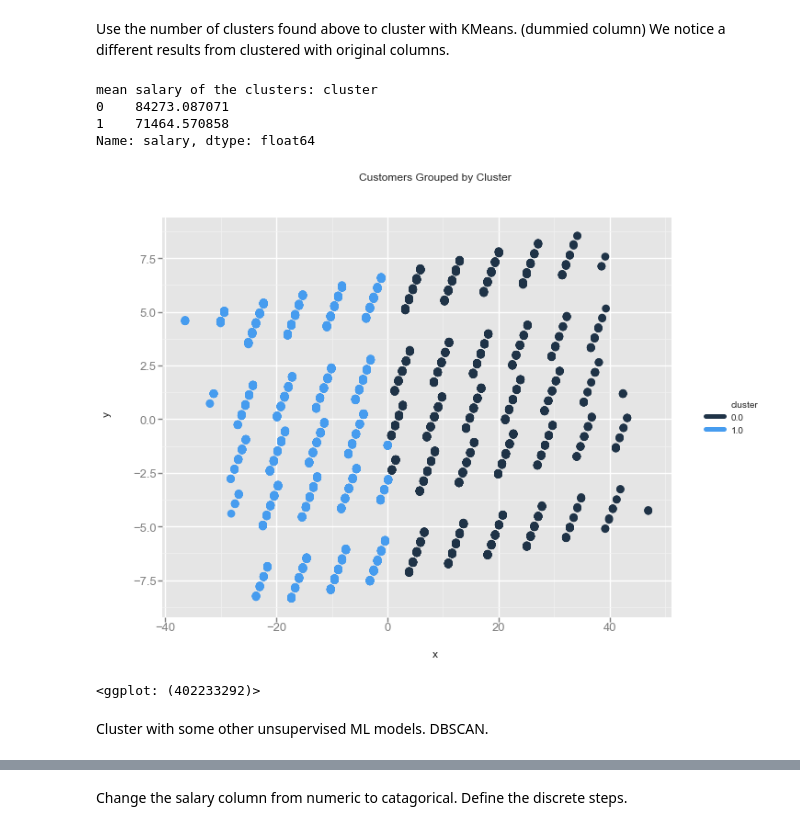
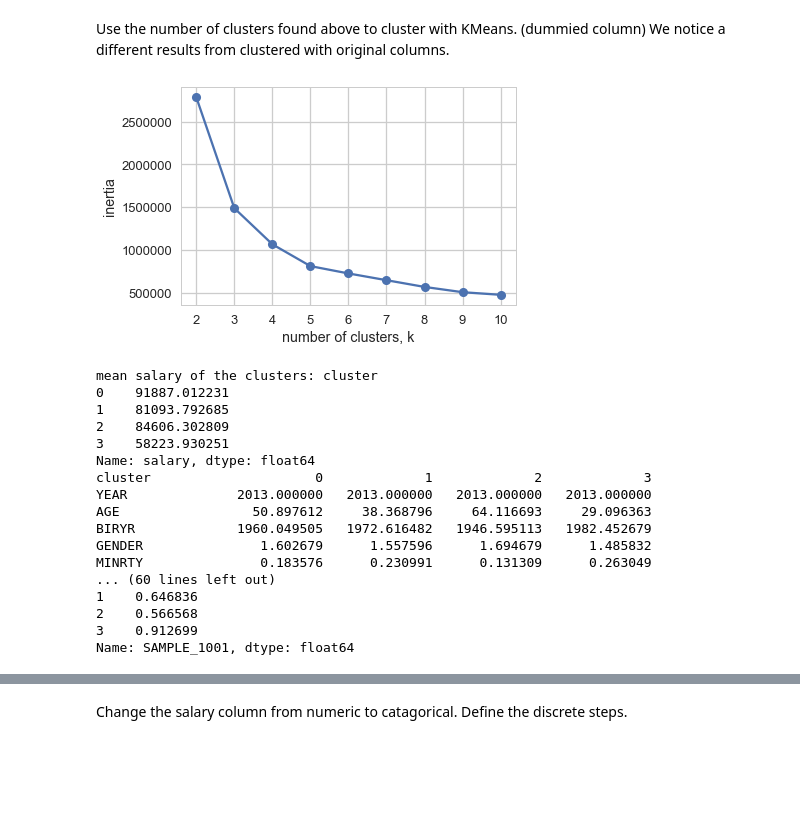
Before and after one commit to shuojiashi/women_in_stem, a Jupyter notebook: notebooks/Women in STEM workforce ML.ipynb, the cells around one changed output, grey strips where cells are left out. Cells and saved outputs as stored; diff of their text form; code cells hidden in the pictures; blank space fills up the shorter version.

```diff
--- a/notebooks/Women in STEM workforce ML.ipynb
+++ b/notebooks/Women in STEM workforce ML.ipynb
@@ -1230,10 +1142,38 @@ X_sample.groupby('cluster').mean().transpose()
 # %% [markdown]
 Use the number of clusters found above to cluster with KMeans. (dummied column) We notice a different results from clustered with original columns.
+# %%
+#Use dummied columns to find clusters, delete the salary, age, year and birth year factor and find clusters.
+#Find K first
+
+
+X_sample_o = df_employed_no[df_employed_no['YEAR']==2013].sample(frac=0.3, random_state=41)
+X_sample = X_sample_o.drop(['SALARY'], axis=1)
+
+from sklearn.cluster import KMeans
+
+#choose number of clusters by inertia
+
+inertia = []
+ks=range(2,11)
+
+for k in ks:
+    model = KMeans(n_clusters=k)
+    model.fit(X_sample)
+     # Append the inertia to the list of inertias
+    inertia.append(model.inertia_)
+
+plt.plot(ks, inertia, '-o')
+plt.xlabel('number of clusters, k')
+plt.ylabel('inertia')
+plt.xticks(ks)
+plt.show()
+# %% [output]
+[figure, added]
 # %%
 #Use dummied columns to find clusters
 
-model = KMeans(n_clusters=2)
-X_sample_o = df_employed_no.sample(frac=0.02, random_state=41)
+model = KMeans(n_clusters=4)
+X_sample_o = df_employed_no[df_employed_no['YEAR']==2013].sample(frac=0.3, random_state=41)
 X_sample = X_sample_o.drop(['SALARY'], axis=1)
 clster = model.fit_predict(X_sample)
 
@@ -1251,17 +1191,32 @@ X_sample['salary'] = X_sample_o['SALARY']
 
 print('mean salary of the clusters:', X_sample.groupby('cluster').salary.mean())
 
-from ggplot import *
+## Look at the difference of clusters: seems like the age is the major differences
+print(X_sample.groupby('cluster').mean().transpose())
 
-ggplot(X_sample, aes(x='x', y='y', color='cluster')) + \
-    geom_point(size=75) + \
-    ggtitle("Customers Grouped by Cluster")
+print(X_sample.groupby('cluster')['SAMPLE_1001'].mean())
+
+
+#from ggplot import *
+
+#ggplot(X_sample, aes(x='x', y='y', color='cluster')) + \
+#    geom_point(size=75) + \
+#    ggtitle("Customers Grouped by Cluster")
 # %% [output]
 mean salary of the clusters: cluster
-0    84273.087071
-1    71464.570858
+0    91887.012231
+1    81093.792685
+2    84606.302809
+3    58223.930251
 Name: salary, dtype: float64
+cluster                     0             1             2             3
+YEAR              2013.000000   2013.000000   2013.000000   2013.000000
+AGE                 50.897612     38.368796     64.116693     29.096363
+BIRYR             1960.049505   1972.616482   1946.595113   1982.452679
+GENDER               1.602679      1.557596      1.694679      1.485832
+MINRTY               0.183576      0.230991      0.131309      0.263049
+... (60 lines left out)
+1    0.646836
+2    0.566568
+3    0.912699
+Name: SAMPLE_1001, dtype: float64
-[figure, removed]
-<ggplot: (402233292)>
-# %% [markdown]
-Cluster with some other unsupervised ML models. DBSCAN.
```
Also changed, not shown: parts of 26 cells of this notebook.
